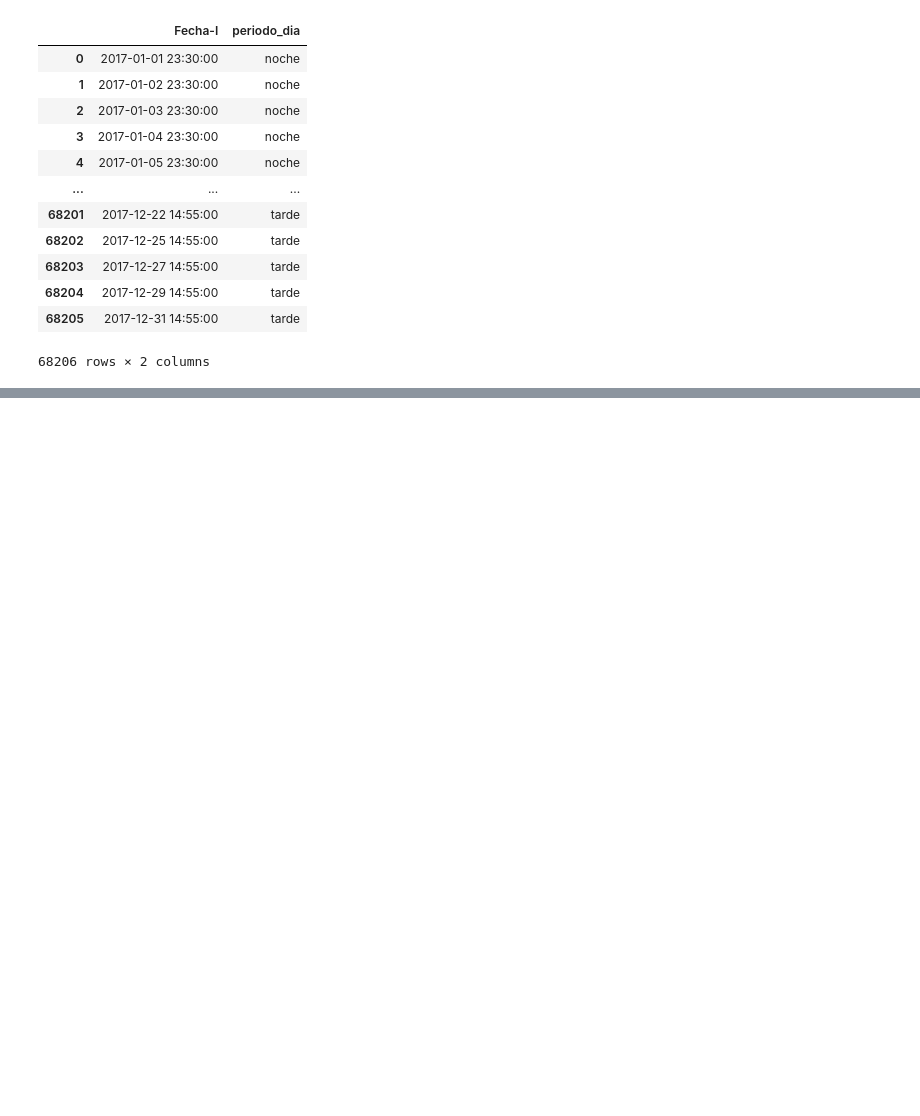
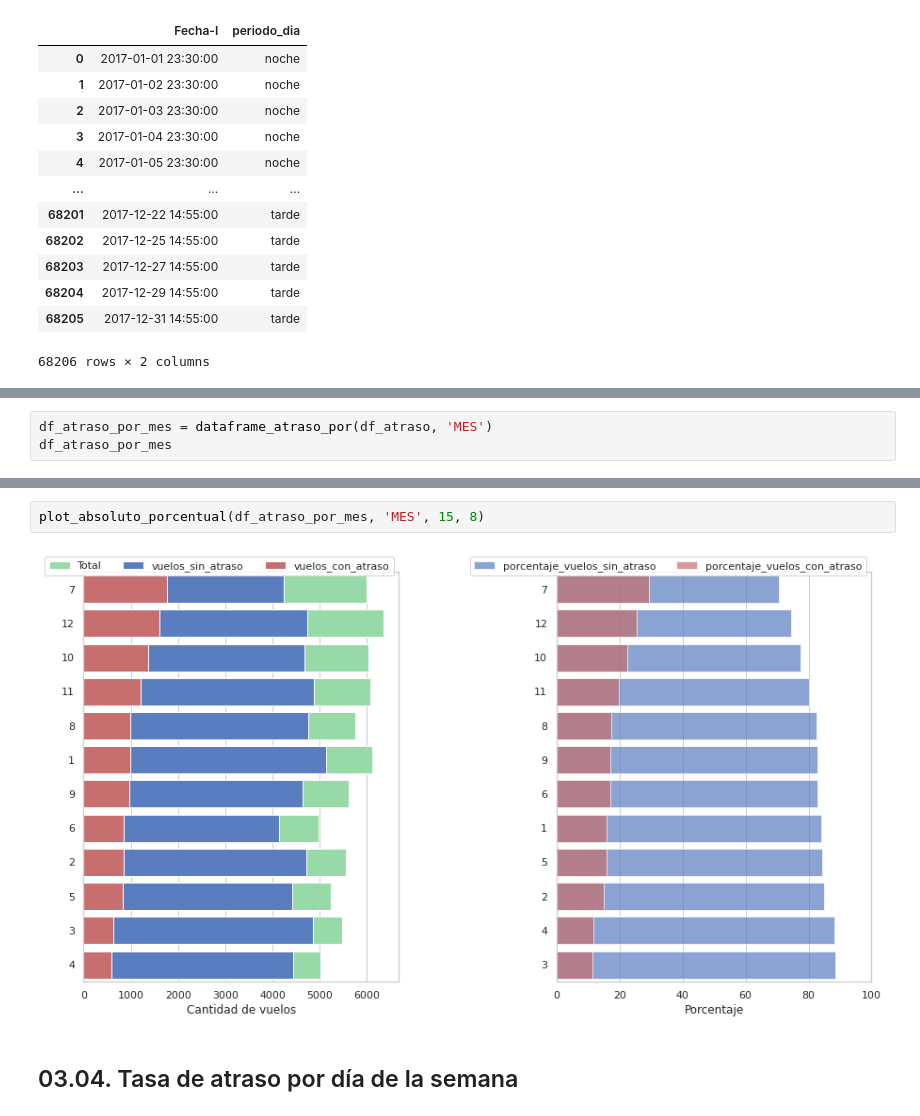
Before and after one commit to alexandergribenchenko/DS_LATAM_Test, a Jupyter notebook: solution.ipynb, the cells around one changed output, grey strips where cells are left out. Drawn from its saved outputs; the diff is of its cells as text; blank space fills up the shorter version.

```diff
--- a/solution.ipynb
+++ b/solution.ipynb
@@ -780,0 +461,3 @@ for p in g.ax.patches:
+# %%
+df_atraso_por_mes = dataframe_atraso_por(df_atraso, 'MES')
+df_atraso_por_mes
@@ -780,0 +478,6 @@ for p in g.ax.patches:
+# %%
+plot_absoluto_porcentual(df_atraso_por_mes, 'MES', 15, 8)
+# %% [output]
+[figure, added]
+# %% [markdown]
+## 03.04. Tasa de atraso por día de la semana
```
Also changed, not shown: parts of 70 cells of this notebook.
